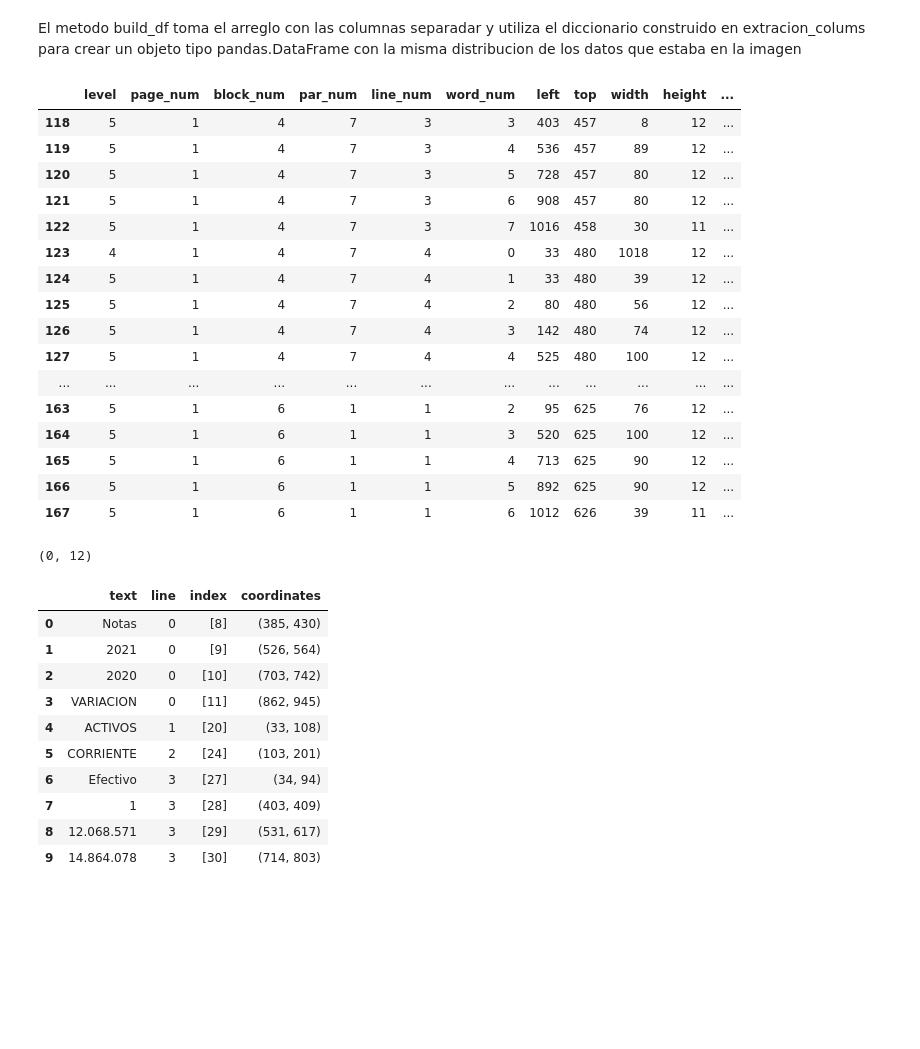
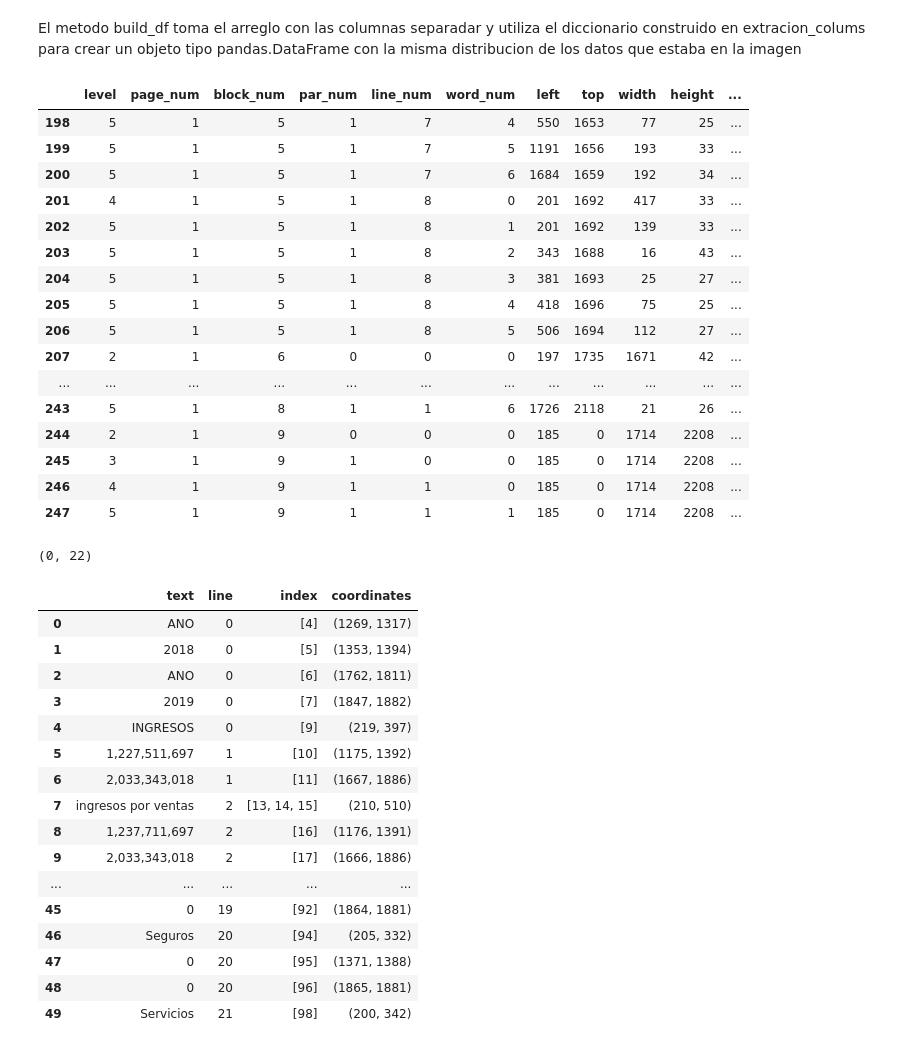
Before and after one commit to EdissonPO/desarrollo_reto, a Jupyter notebook: dataFrame.ipynb, the cells around one changed output. Saved outputs shown, nothing was run; the diff lists cells and outputs as text; code cells hidden in the pictures; blank space fills up the shorter version.

```diff
--- a/dataFrame.ipynb
+++ b/dataFrame.ipynb
@@ -551,7 +572,7 @@ def conver_to_float(x):
 # %%
 #main
 #path = r'./reto/1.PNG'
-path = r'.\reto\4.PNG'
+path = r'.\reto\22.PNG'
 image = cv2.imread(path)
 gray = get_grayscale(image)
 th = thresholding(gray)
@@ -566,22 +587,22 @@ data = pytesseract.image_to_data(img, lang= 'eng+spa', config=custom_config, out
 pd.DataFrame(data).tail(50)
 # %% [output]
 |  | level | page_num | block_num | par_num | line_num | word_num | left | top | width | height | ... |
-| 118 | 5 | 1 | 4 | 7 | 3 | 3 | 403 | 457 | 8 | 12 | ... |
-| 119 | 5 | 1 | 4 | 7 | 3 | 4 | 536 | 457 | 89 | 12 | ... |
-| 120 | 5 | 1 | 4 | 7 | 3 | 5 | 728 | 457 | 80 | 12 | ... |
-| 121 | 5 | 1 | 4 | 7 | 3 | 6 | 908 | 457 | 80 | 12 | ... |
-| 122 | 5 | 1 | 4 | 7 | 3 | 7 | 1016 | 458 | 30 | 11 | ... |
-| 123 | 4 | 1 | 4 | 7 | 4 | 0 | 33 | 480 | 1018 | 12 | ... |
-| 124 | 5 | 1 | 4 | 7 | 4 | 1 | 33 | 480 | 39 | 12 | ... |
-| 125 | 5 | 1 | 4 | 7 | 4 | 2 | 80 | 480 | 56 | 12 | ... |
-| 126 | 5 | 1 | 4 | 7 | 4 | 3 | 142 | 480 | 74 | 12 | ... |
-| 127 | 5 | 1 | 4 | 7 | 4 | 4 | 525 | 480 | 100 | 12 | ... |
+| 198 | 5 | 1 | 5 | 1 | 7 | 4 | 550 | 1653 | 77 | 25 | ... |
+| 199 | 5 | 1 | 5 | 1 | 7 | 5 | 1191 | 1656 | 193 | 33 | ... |
+| 200 | 5 | 1 | 5 | 1 | 7 | 6 | 1684 | 1659 | 192 | 34 | ... |
+| 201 | 4 | 1 | 5 | 1 | 8 | 0 | 201 | 1692 | 417 | 33 | ... |
+| 202 | 5 | 1 | 5 | 1 | 8 | 1 | 201 | 1692 | 139 | 33 | ... |
+| 203 | 5 | 1 | 5 | 1 | 8 | 2 | 343 | 1688 | 16 | 43 | ... |
+| 204 | 5 | 1 | 5 | 1 | 8 | 3 | 381 | 1693 | 25 | 27 | ... |
+| 205 | 5 | 1 | 5 | 1 | 8 | 4 | 418 | 1696 | 75 | 25 | ... |
+| 206 | 5 | 1 | 5 | 1 | 8 | 5 | 506 | 1694 | 112 | 27 | ... |
+| 207 | 2 | 1 | 6 | 0 | 0 | 0 | 197 | 1735 | 1671 | 42 | ... |
 | ... | ... | ... | ... | ... | ... | ... | ... | ... | ... | ... | ... |
-| 163 | 5 | 1 | 6 | 1 | 1 | 2 | 95 | 625 | 76 | 12 | ... |
-| 164 | 5 | 1 | 6 | 1 | 1 | 3 | 520 | 625 | 100 | 12 | ... |
-| 165 | 5 | 1 | 6 | 1 | 1 | 4 | 713 | 625 | 90 | 12 | ... |
-| 166 | 5 | 1 | 6 | 1 | 1 | 5 | 892 | 625 | 90 | 12 | ... |
-| 167 | 5 | 1 | 6 | 1 | 1 | 6 | 1012 | 626 | 39 | 11 | ... |
+| 243 | 5 | 1 | 8 | 1 | 1 | 6 | 1726 | 2118 | 21 | 26 | ... |
+| 244 | 2 | 1 | 9 | 0 | 0 | 0 | 185 | 0 | 1714 | 2208 | ... |
+| 245 | 3 | 1 | 9 | 1 | 0 | 0 | 185 | 0 | 1714 | 2208 | ... |
+| 246 | 4 | 1 | 9 | 1 | 1 | 0 | 185 | 0 | 1714 | 2208 | ... |
+| 247 | 5 | 1 | 9 | 1 | 1 | 1 | 185 | 0 | 1714 | 2208 | ... |
 # %%
 indice_words = []
 for i in range(len(data['text'])):
@@ -595,21 +616,27 @@ print(intervalo)
 coordenadas,data_organizer = coordenadas_extraccion(data, indice_words, intervalo)
 df_data_organizer = pd.DataFrame(data_organizer)
 # %% [output]
-(0, 12)
+(0, 22)
 # %%
-df_data_organizer.head(10)
+df_data_organizer.head(50)
 # %% [output]
 |  | text | line | index | coordinates |
-| 0 | Notas | 0 | [8] | (385, 430) |
-| 1 | 2021 | 0 | [9] | (526, 564) |
-| 2 | 2020 | 0 | [10] | (703, 742) |
-| 3 | VARIACION | 0 | [11] | (862, 945) |
-| 4 | ACTIVOS | 1 | [20] | (33, 108) |
-| 5 | CORRIENTE | 2 | [24] | (103, 201) |
-| 6 | Efectivo | 3 | [27] | (34, 94) |
-| 7 | 1 | 3 | [28] | (403, 409) |
-| 8 | 12.068.571 | 3 | [29] | (531, 617) |
-| 9 | 14.864.078 | 3 | [30] | (714, 803) |
+| 0 | ANO | 0 | [4] | (1269, 1317) |
+| 1 | 2018 | 0 | [5] | (1353, 1394) |
+| 2 | ANO | 0 | [6] | (1762, 1811) |
+| 3 | 2019 | 0 | [7] | (1847, 1882) |
+| 4 | INGRESOS | 0 | [9] | (219, 397) |
+| 5 | 1,227,511,697 | 1 | [10] | (1175, 1392) |
+| 6 | 2,033,343,018 | 1 | [11] | (1667, 1886) |
+| 7 | ingresos por ventas | 2 | [13, 14, 15] | (210, 510) |
+| 8 | 1,237,711,697 | 2 | [16] | (1176, 1391) |
+| 9 | 2,033,343,018 | 2 | [17] | (1666, 1886) |
+| ... | ... | ... | ... | ... |
+| 45 | 0 | 19 | [92] | (1864, 1881) |
+| 46 | Seguros | 20 | [94] | (205, 332) |
+| 47 | 0 | 20 | [95] | (1371, 1388) |
+| 48 | 0 | 20 | [96] | (1865, 1881) |
+| 49 | Servicios | 21 | [98] | (200, 342) |
 # %%
 df_data_organizer.loc[:,"coordinates"].apply(lambda x: (x[0]+x[1])/2).head(10)
 # %% [output]
```
Also changed, not shown: parts of 10 cells of this notebook.
